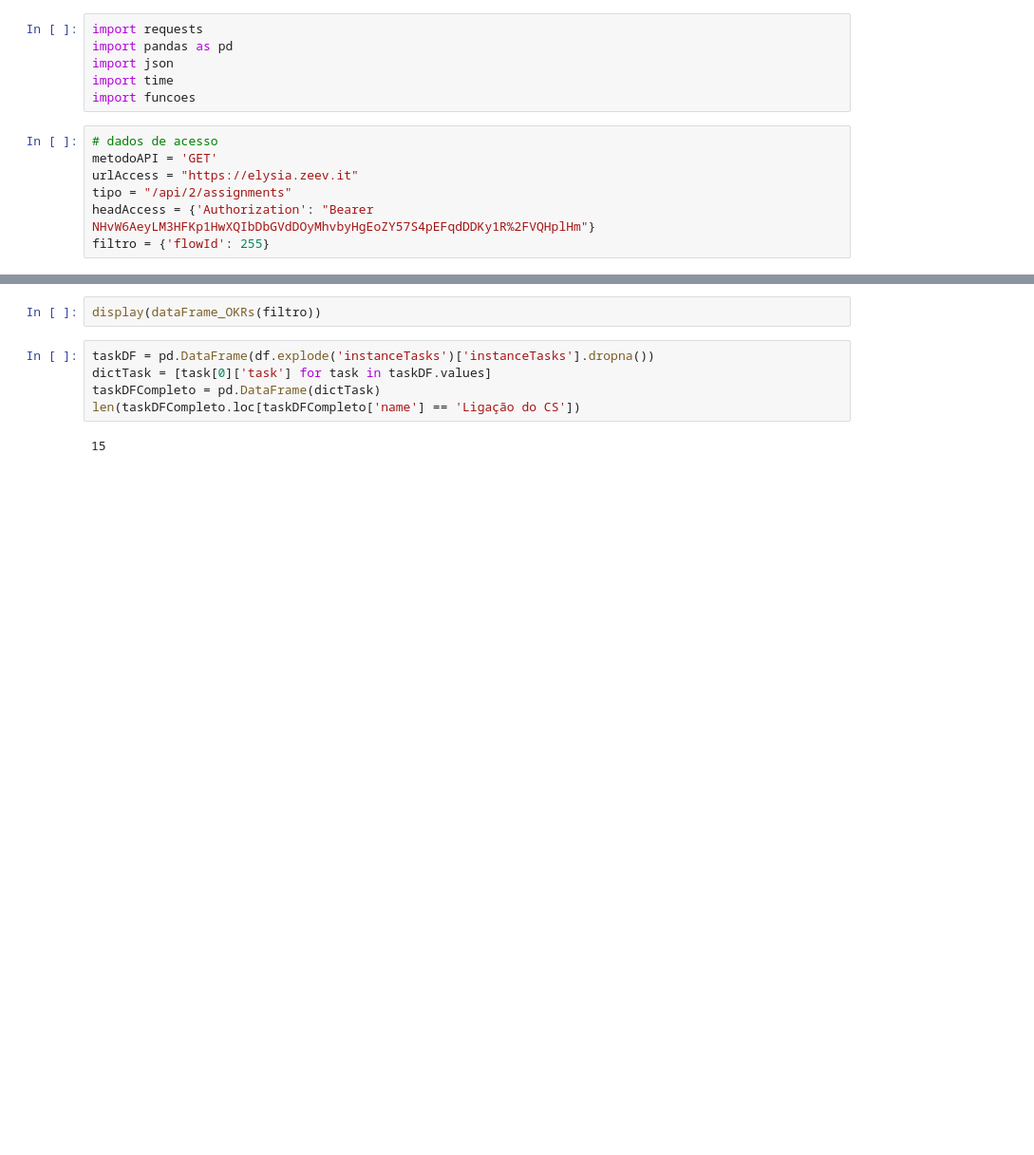
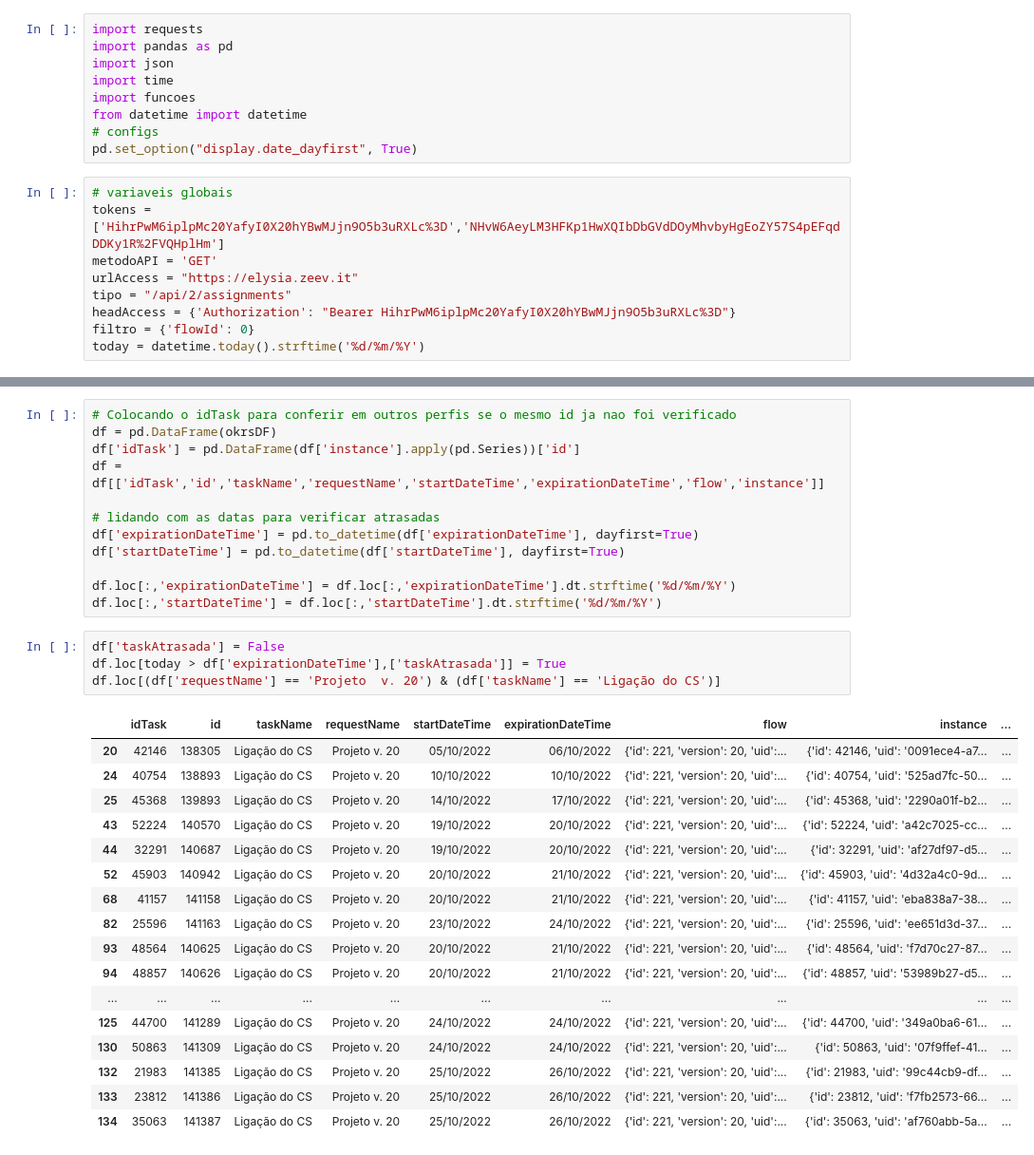
Before and after one commit to lukasmachado-elysia/Automacao-OKRs, a Jupyter notebook: req.ipynb, the cells around one changed output, grey strips where cells are left out. Shown: that part at 95% size. Saved outputs shown, nothing was run; the diff lists cells and outputs as text; blank space fills up the shorter version.

Commit message:
consegui acessar mais de 1 token e juntar todos os dados

```diff
--- a/req.ipynb
+++ b/req.ipynb
@@ -4,13 +4,18 @@ import pandas as pd
 import json
 import time
 import funcoes
+from datetime import datetime
+# configs
+pd.set_option("display.date_dayfirst", True)
 # %%
-# dados de acesso
+# variaveis globais
+tokens = ['HihrPwM6iplpMc20YafyI0X20hYBwMJjn9O5b3uRXLc%3D','NHvW6AeyLM3HFKp1HwXQIbDbGVdDOyMhvbyHgEoZY57S4pEFqdDDKy1R%2FVQHplHm']
 metodoAPI = 'GET'
 urlAccess = "https://elysia.zeev.it"
 tipo = "/api/2/assignments"
-headAccess = {'Authorization': "Bearer NHvW6AeyLM3HFKp1HwXQIbDbGVdDOyMhvbyHgEoZY57S4pEFqdDDKy1R%2FVQHplHm"}
-filtro = {'flowId': 255}
+headAccess = {'Authorization': "Bearer HihrPwM6iplpMc20YafyI0X20hYBwMJjn9O5b3uRXLc%3D"}
+filtro = {'flowId': 0}
+today = datetime.today().strftime('%d/%m/%Y')
 # %%
 # Se a API alterar seu campos novamente, sera necessario alterar apenas alguns filtros desta funcao
 # sem gerar problemas maiores para refatorar este codigo
@@ -86,9 +100,34 @@ display(pd.DataFrame(x))
-# %%
-display(dataFrame_OKRs(filtro))
-# %%
-taskDF = pd.DataFrame(df.explode('instanceTasks')['instanceTasks'].dropna())
-dictTask = [task[0]['task'] for task in taskDF.values]
-taskDFCompleto = pd.DataFrame(dictTask)
-len(taskDFCompleto.loc[taskDFCompleto['name'] == 'Ligação do CS'])
-# %% [output]
-15
+# %%
+# Colocando o idTask para conferir em outros perfis se o mesmo id ja nao foi verificado
+df = pd.DataFrame(okrsDF)
+df['idTask'] = pd.DataFrame(df['instance'].apply(pd.Series))['id']
+df = df[['idTask','id','taskName','requestName','startDateTime','expirationDateTime','flow','instance']]
+
+# lidando com as datas para verificar atrasadas
+df['expirationDateTime'] = pd.to_datetime(df['expirationDateTime'], dayfirst=True)
+df['startDateTime'] = pd.to_datetime(df['startDateTime'], dayfirst=True)
+
+df.loc[:,'expirationDateTime'] = df.loc[:,'expirationDateTime'].dt.strftime('%d/%m/%Y')
+df.loc[:,'startDateTime'] = df.loc[:,'startDateTime'].dt.strftime('%d/%m/%Y')
+# %%
+df['taskAtrasada'] = False
+df.loc[today > df['expirationDateTime'],['taskAtrasada']] = True
+df.loc[(df['requestName'] == 'Projeto  v. 20') & (df['taskName'] == 'Ligação do CS')]
+# %% [output]
+|  | idTask | id | taskName | requestName | startDateTime | expirationDateTime | flow | instance | ... |
+| 20 | 42146 | 138305 | Ligação do CS | Projeto v. 20 | 05/10/2022 | 06/10/2022 | {'id': 221, 'version': 20, 'uid':... | {'id': 42146, 'uid': '0091ece4-a7... | ... |
+| 24 | 40754 | 138893 | Ligação do CS | Projeto v. 20 | 10/10/2022 | 10/10/2022 | {'id': 221, 'version': 20, 'uid':... | {'id': 40754, 'uid': '525ad7fc-50... | ... |
+| 25 | 45368 | 139893 | Ligação do CS | Projeto v. 20 | 14/10/2022 | 17/10/2022 | {'id': 221, 'version': 20, 'uid':... | {'id': 45368, 'uid': '2290a01f-b2... | ... |
+| 43 | 52224 | 140570 | Ligação do CS | Projeto v. 20 | 19/10/2022 | 20/10/2022 | {'id': 221, 'version': 20, 'uid':... | {'id': 52224, 'uid': 'a42c7025-cc... | ... |
+| 44 | 32291 | 140687 | Ligação do CS | Projeto v. 20 | 19/10/2022 | 20/10/2022 | {'id': 221, 'version': 20, 'uid':... | {'id': 32291, 'uid': 'af27df97-d5... | ... |
+| 52 | 45903 | 140942 | Ligação do CS | Projeto v. 20 | 20/10/2022 | 21/10/2022 | {'id': 221, 'version': 20, 'uid':... | {'id': 45903, 'uid': '4d32a4c0-9d... | ... |
+| 68 | 41157 | 141158 | Ligação do CS | Projeto v. 20 | 20/10/2022 | 21/10/2022 | {'id': 221, 'version': 20, 'uid':... | {'id': 41157, 'uid': 'eba838a7-38... | ... |
+| 82 | 25596 | 141163 | Ligação do CS | Projeto v. 20 | 23/10/2022 | 24/10/2022 | {'id': 221, 'version': 20, 'uid':... | {'id': 25596, 'uid': 'ee651d3d-37... | ... |
+| 93 | 48564 | 140625 | Ligação do CS | Projeto v. 20 | 20/10/2022 | 21/10/2022 | {'id': 221, 'version': 20, 'uid':... | {'id': 48564, 'uid': 'f7d70c27-87... | ... |
+| 94 | 48857 | 140626 | Ligação do CS | Projeto v. 20 | 20/10/2022 | 21/10/2022 | {'id': 221, 'version': 20, 'uid':... | {'id': 48857, 'uid': '53989b27-d5... | ... |
+| ... | ... | ... | ... | ... | ... | ... | ... | ... | ... |
+| 125 | 44700 | 141289 | Ligação do CS | Projeto v. 20 | 24/10/2022 | 24/10/2022 | {'id': 221, 'version': 20, 'uid':... | {'id': 44700, 'uid': '349a0ba6-61... | ... |
+| 130 | 50863 | 141309 | Ligação do CS | Projeto v. 20 | 24/10/2022 | 24/10/2022 | {'id': 221, 'version': 20, 'uid':... | {'id': 50863, 'uid': '07f9ffef-41... | ... |
+| 132 | 21983 | 141385 | Ligação do CS | Projeto v. 20 | 25/10/2022 | 26/10/2022 | {'id': 221, 'version': 20, 'uid':... | {'id': 21983, 'uid': '99c44cb9-df... | ... |
+| 133 | 23812 | 141386 | Ligação do CS | Projeto v. 20 | 25/10/2022 | 26/10/2022 | {'id': 221, 'version': 20, 'uid':... | {'id': 23812, 'uid': 'f7fb2573-66... | ... |
+| 134 | 35063 | 141387 | Ligação do CS | Projeto v. 20 | 25/10/2022 | 26/10/2022 | {'id': 221, 'version': 20, 'uid':... | {'id': 35063, 'uid': 'af760abb-5a... | ... |
```
Also changed, not shown: parts of 2 cells of this notebook.
